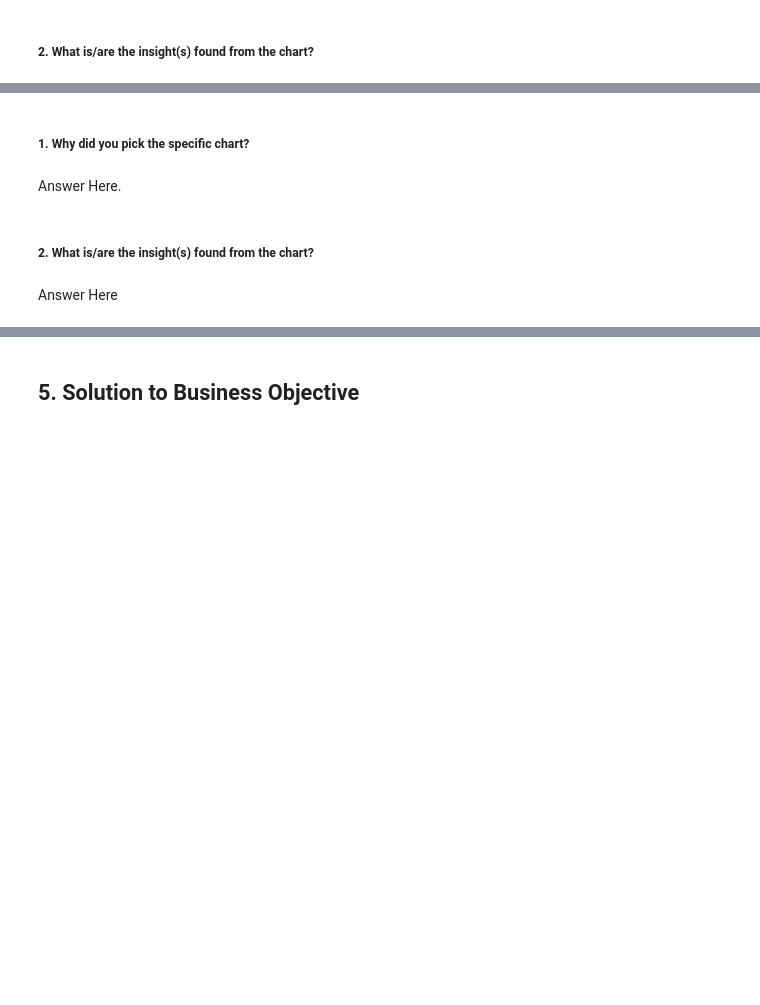
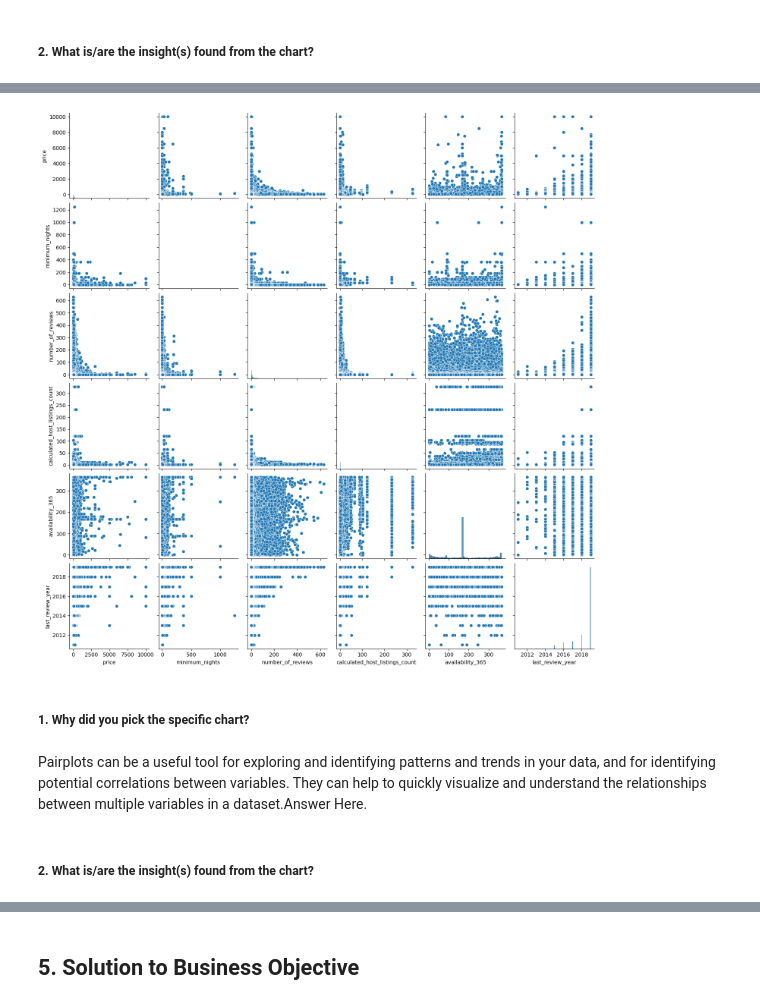
Before and after one commit to praveen-kumar-maurya/Airbnb-bookings-analysis-Capstone-project---1-, a Jupyter notebook: Capstone_Project_1_(Airbnb_Bookings_Analysis).ipynb, the cells around one changed output, grey strips where cells are left out. Cells and saved outputs as stored; diff of their text form; code cells hidden in the pictures; blank space fills up the shorter version.

```diff
--- a/Capstone_Project_1_(Airbnb_Bookings_Analysis).ipynb
+++ b/Capstone_Project_1_(Airbnb_Bookings_Analysis).ipynb
@@ -1465,10 +1702,13 @@ Answer Here
 # %%
 # Pair Plot visualization code
+
+sns.pairplot(airbnb_numerical_columns, diag_kind='hist')
+plt.show()
+# %% [output]
+[figure, added]
 # %% [markdown]
 ##### 1. Why did you pick the specific chart?
-# %% [markdown]
-Answer Here.
+# %% [markdown]
+Pairplots can be a useful tool for exploring and identifying patterns and trends in your data, and for identifying potential correlations between variables. They can help to quickly visualize and understand the relationships between multiple variables in a dataset.Answer Here.
 # %% [markdown]
 ##### 2. What is/are the insight(s) found from the chart?
-# %% [markdown]
-Answer Here
```
Also changed, not shown: parts of 51 cells of this notebook.
